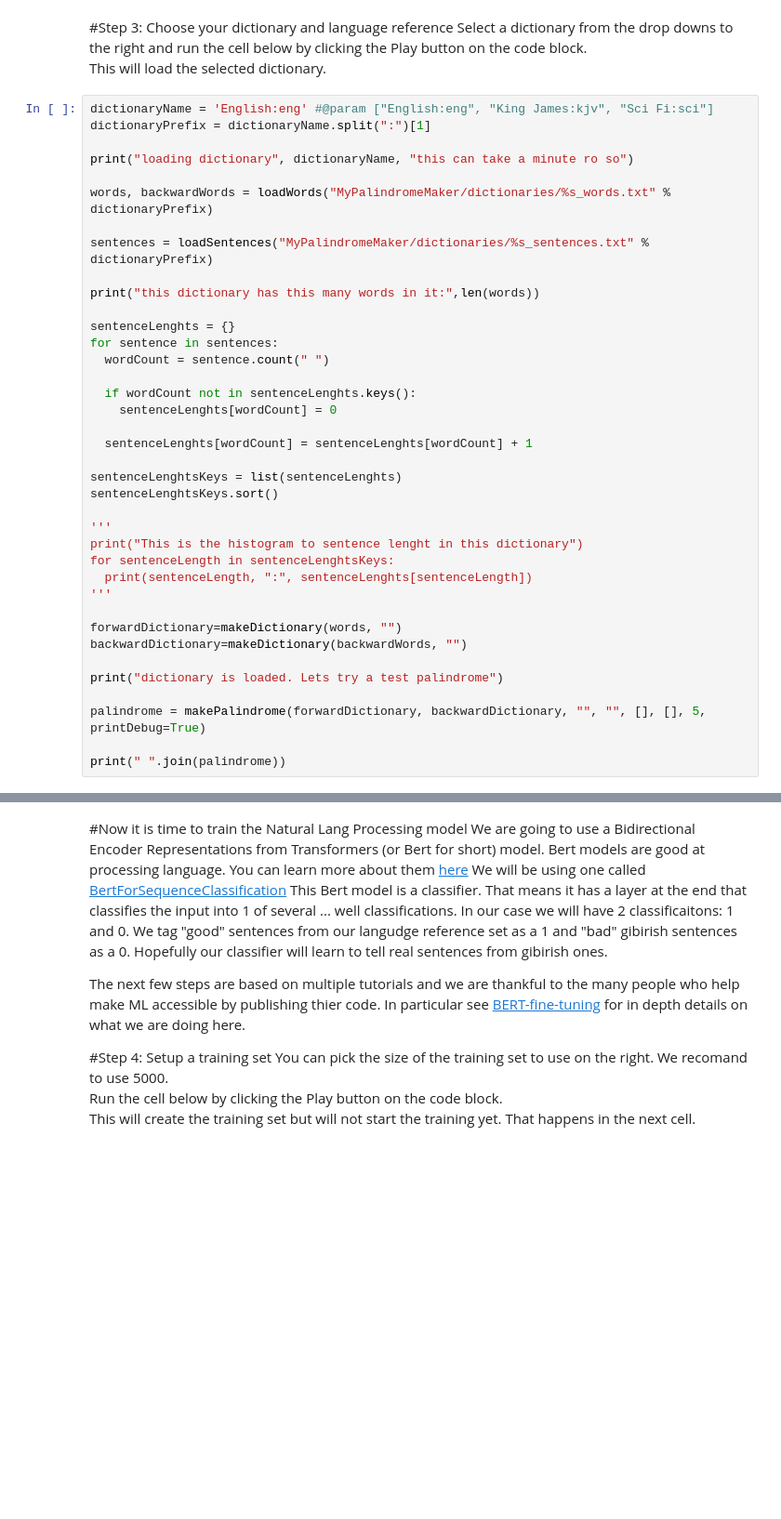
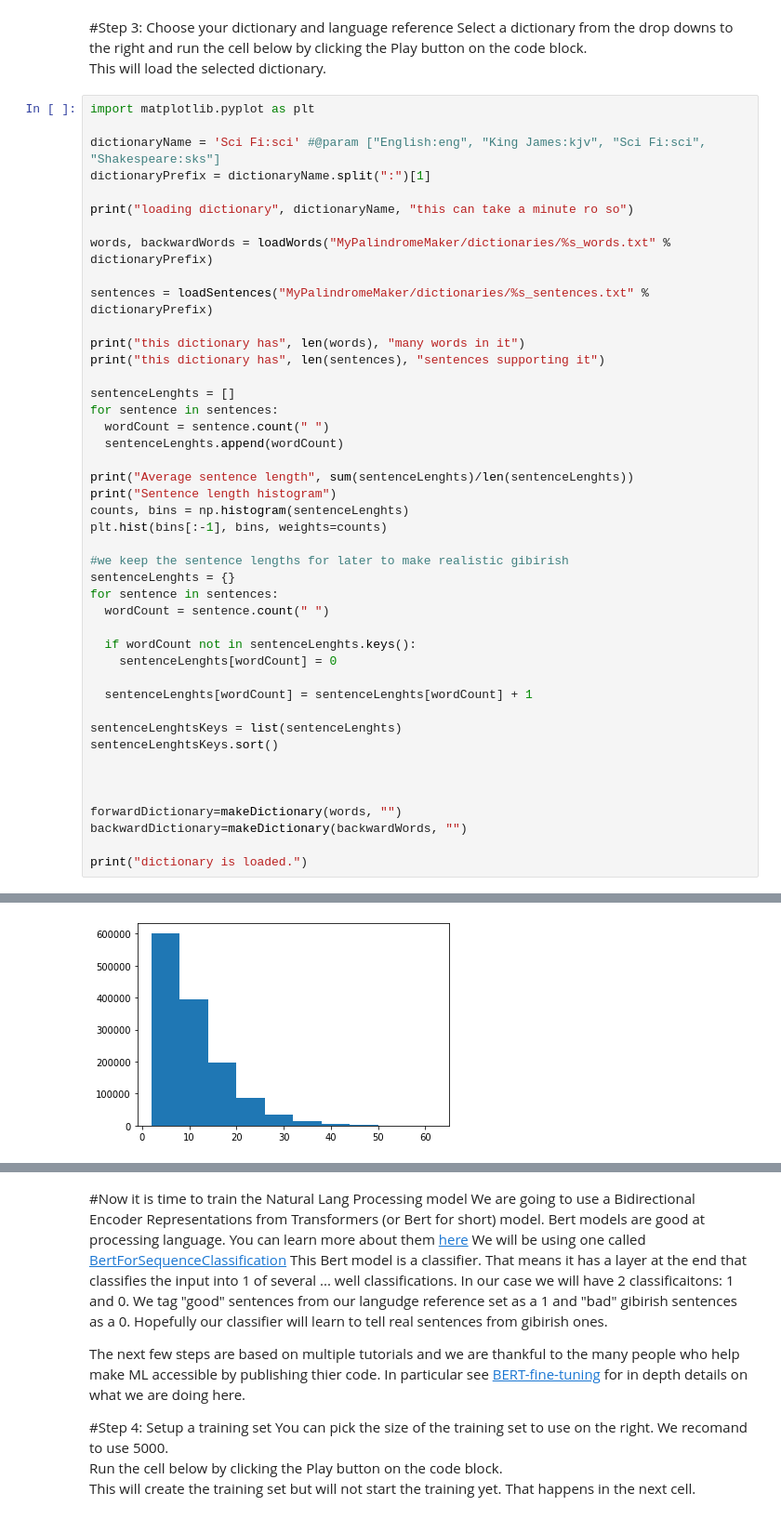
Before and after one commit to DrorNeumeier/MyPalindromeMaker, a Jupyter notebook: Drors_Palindromes_Maker.ipynb, the cells around one changed output, grey strips where cells are left out. Shown at 93% size. Drawn from its saved outputs; the diff is of its cells as text; blank space fills up the shorter version.

```diff
--- a/Drors_Palindromes_Maker.ipynb
+++ b/Drors_Palindromes_Maker.ipynb
@@ -246,7 +246,9 @@ Continue to the next step...
 Select a dictionary from the drop downs to the right and run the cell below by clicking the Play button on the code block.<br>
 This will load the selected dictionary.
 # %%
-dictionaryName = 'English:eng' #@param ["English:eng", "King James:kjv", "Sci Fi:sci"]
+import matplotlib.pyplot as plt
+
+dictionaryName = 'Sci Fi:sci' #@param ["English:eng", "King James:kjv", "Sci Fi:sci", "Shakespeare:sks"]
 dictionaryPrefix = dictionaryName.split(":")[1]
 
 print("loading dictionary", dictionaryName, "this can take a minute ro so")
@@ -255,8 +257,20 @@ words, backwardWords = loadWords("MyPalindromeMaker/dictionaries/%s_words.txt" %
 
 sentences = loadSentences("MyPalindromeMaker/dictionaries/%s_sentences.txt" % dictionaryPrefix)
 
-print("this dictionary has this many words in it:",len(words))
+print("this dictionary has", len(words), "many words in it")
+print("this dictionary has", len(sentences), "sentences supporting it")
 
+sentenceLenghts = []
+for sentence in sentences:
+  wordCount = sentence.count(" ")
+  sentenceLenghts.append(wordCount)
+
+print("Average sentence length", sum(sentenceLenghts)/len(sentenceLenghts))
+print("Sentence length histogram")
+counts, bins = np.histogram(sentenceLenghts)
+plt.hist(bins[:-1], bins, weights=counts)
+
+#we keep the sentence lengths for later to make realistic gibirish
 sentenceLenghts = {}
 for sentence in sentences:
   wordCount = sentence.count(" ")
@@ -269,18 +283,10 @@ for sentence in sentences:
 sentenceLenghtsKeys = list(sentenceLenghts)
 sentenceLenghtsKeys.sort()
 
-'''
-print("This is the histogram to sentence lenght in this dictionary")
-for sentenceLength in sentenceLenghtsKeys:
-  print(sentenceLength, ":", sentenceLenghts[sentenceLength])
-'''
+
 
 forwardDictionary=makeDictionary(words, "")
 backwardDictionary=makeDictionary(backwardWords, "")
 
-print("dictionary is loaded. Lets try a test palindrome")
-
-palindrome = makePalindrome(forwardDictionary, backwardDictionary, "", "", [], [], 5, printDebug=True)
-
-print(" ".join(palindrome))
+print("dictionary is loaded.")
 # %% [output]
@@ -303,0 +299 @@ totem catnip pint acme tot
+[figure, added]
```
Also changed, not shown: parts of 7 cells of this notebook.
